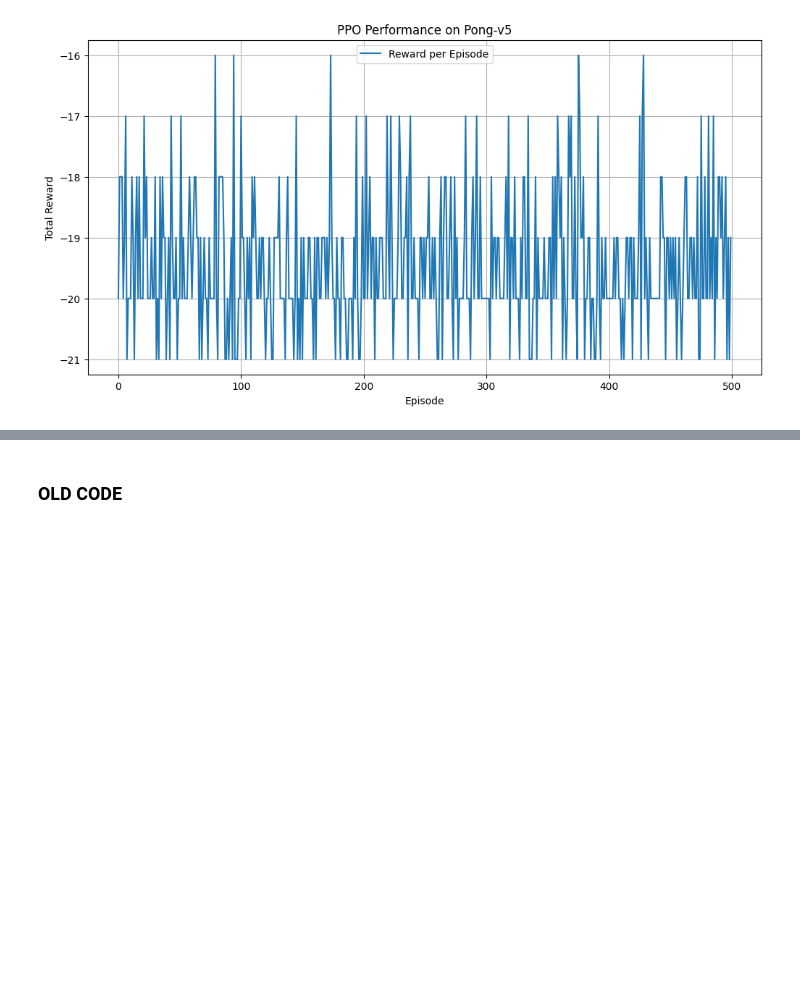
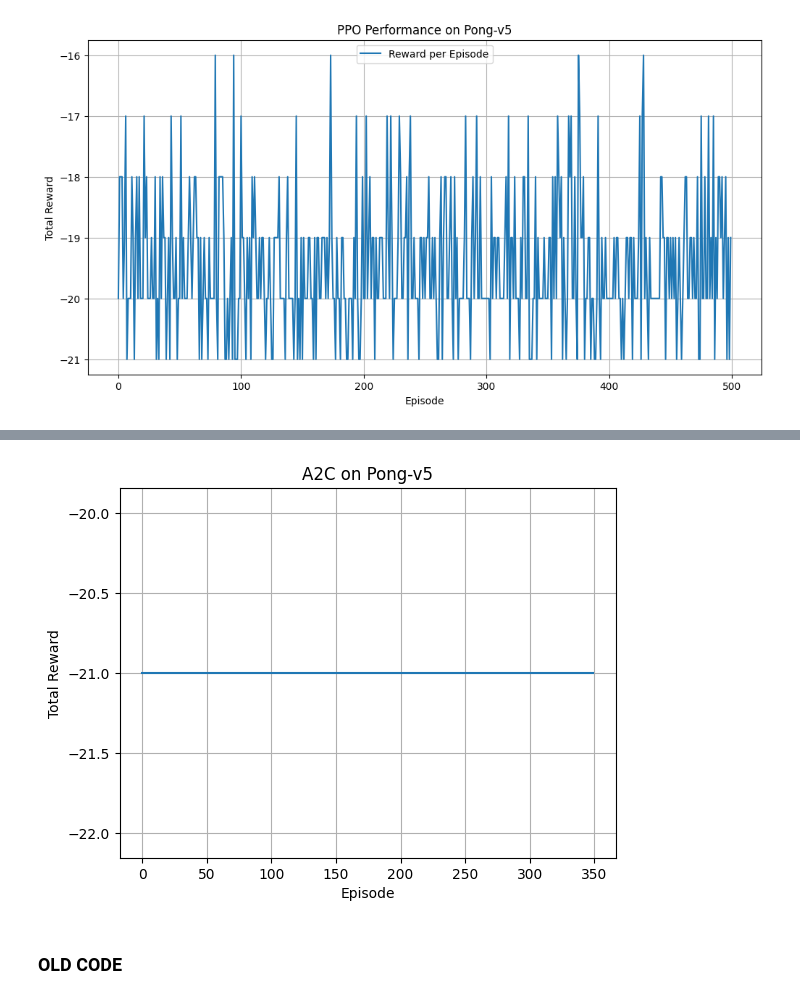
Before and after one commit to MGN19/Reinforcement-learning, a Jupyter notebook: outro.ipynb, the cells around one changed output, grey strips where cells are left out. Drawn from its saved outputs; the diff is of its cells as text; code cells hidden in the pictures; blank space fills up the shorter version.

```diff
--- a/outro.ipynb
+++ b/outro.ipynb
@@ -291,0 +320,19 @@ plt.show()
+# %%
+from stable_baselines3 import A2C
+
+model_a2c = A2C(
+    "CnnPolicy",
+    env,
+    verbose=1,
+    learning_rate=7e-4,
+    n_steps=5,
+    gamma=0.99,
+    gae_lambda=1.0,
+    ent_coef=0.01,
+    vf_coef=0.5,
+    max_grad_norm=0.5,
+    use_rms_prop=True,
+    rms_prop_eps=1e-5
+)
+
+model_a2c.learn(total_timesteps=100_000)  # Increase for better performance
@@ -292,3 +358,27 @@ plt.show()
+# %%
+episode_rewards_a2c = []
+
+for _ in range(350):  # Adjust for more evaluation episodes
+    obs, _ = env.reset()
+    done = False
+    total_reward = 0
+
+    while not done:
+        action, _ = model_a2c.predict(obs, deterministic=True)
+        obs, reward, done, truncated, _ = env.step(action)
+        done = done or truncated
+        total_reward += reward
+
+    episode_rewards_a2c.append(total_reward)
+# %%
+plt.plot(episode_rewards_a2c)
+plt.xlabel("Episode")
+plt.ylabel("Total Reward")
+plt.title("A2C on Pong-v5")
+plt.grid()
+plt.show()
+# %% [output]
+[figure, added]
 # %% [markdown]
 ### OLD CODE
 # %%
```
Also changed, not shown: parts of 8 cells of this notebook, 1 other file.
